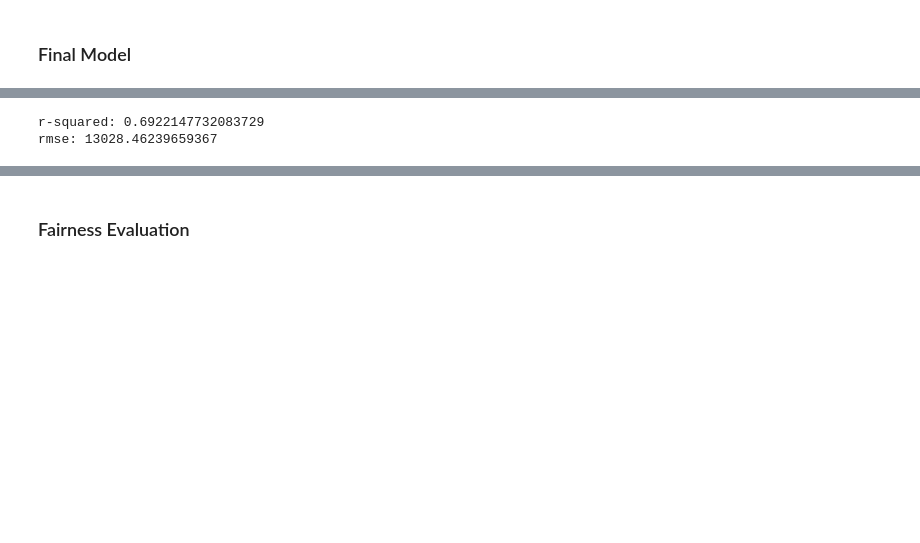
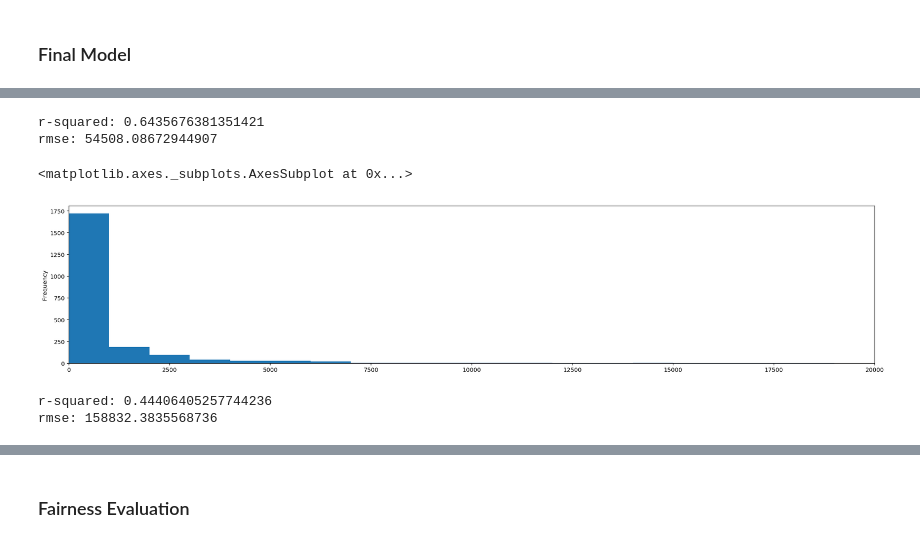
Before and after one commit to helenhc/Snapchat-Ads, a Jupyter notebook: ads.ipynb, the cells around one changed output, grey strips where cells are left out. Drawn from its saved outputs; the diff is of its cells as text; code cells hidden in the pictures; blank space fills up the shorter version.

```diff
--- a/ads.ipynb
+++ b/ads.ipynb
@@ -133,3 +137,14 @@ np.mean(out)
 # %% [markdown]
 ### Final Model
+# %%
+dates['StartDate'] = pd.to_datetime(dates['StartDate'])
+dates['EndDate'] = pd.to_datetime(dates['EndDate'], errors='coerce')
+# EndDate                         fill with "Present" or current time
+dates['EndDate'] = dates['EndDate'].fillna(datetime.utcnow())
+# Quantitative: Impressions, Spend, Duration
+# Nominal: CountryCode, Gender, MediaType
+# %%
+result = result[['Impressions', 'StartDate', 'EndDate', 'Spend','Gender', 'CountryCode']]
+X = result.drop(['Impressions'], axis=1)
+y = result.Impressions
 # %%
@@ -149,0 +178,4 @@ pl2 = Pipeline([('feats', ct), ('reg', RandomForestRegressor())])
+# %%
+#New feature: Duration
+result['Duration'] = abs(dates['EndDate'] - dates['StartDate'])
+result["Duration"] = round(result['Duration'].apply(lambda x: x.days * 24 + x.seconds // 3600))
@@ -150,4 +193,22 @@ pl2 = Pipeline([('feats', ct), ('reg', RandomForestRegressor())])
 # %%
+result = result[['Impressions', 'StartDate', 'EndDate', 'Duration', 'Spend','Gender', 'CountryCode']]
+types = X.dtypes
+catcols = types.loc[types == np.object].index
+numcols = types.loc[types != np.object].index
+
+cats = Pipeline([
+    ('imp', SimpleImputer(strategy='constant', fill_value='NULL')),
+    ('ohe', OneHotEncoder(handle_unknown='ignore', sparse=False)),
+    ('pca', PCA(svd_solver='full', n_components=0.99))
+])
+
+ct = ColumnTransformer([
+    ('catcols', cats, catcols),
+    ('numcols', SimpleImputer(strategy='constant', fill_value=0), numcols)
+])
+
+pl2 = Pipeline([('feats', ct), ('reg', RandomForestRegressor())])
+
 X_tr, X_ts, y_tr, y_ts = train_test_split(X, y, test_size=0.25)
 pl2.fit(X_tr, y_tr)
 rsquared = pl2.score(X_ts, y_ts)
@@ -155,7 +216,6 @@ print("r-squared: " + str(rsquared))
 preds = pl2.predict(X_ts)
 rmse = np.sqrt(np.mean(preds - y_ts)**2)
 print("rmse: " + str(rmse))
-# preds
 # %% [output]
-r-squared: 0.6922147732083729
-rmse: 13028.46239659367
+r-squared: 0.6435676381351421
+rmse: 54508.08672944907
@@ -169,0 +222,7 @@ for _ in range(100):
+# %%
+result["Spend"].plot(kind='hist', bins=85,figsize=(25,5), xlim=(0,20000))
+#We can tell that $1000 is where a majority of the ad spending is concentrated on- we decided to make the cutoff
+#for high and low spending to be at 1000.
+# %% [output]
+<matplotlib.axes._subplots.AxesSubplot at 0x...>
+[figure, added]
@@ -169,0 +232,29 @@ for _ in range(100):
+# %%
+result = result[['Impressions', 'StartDate', 'EndDate', 'spending_brackets', 'Spend','Gender', 'CountryCode']]
+types = X.dtypes
+catcols = types.loc[types == np.object].index
+numcols = types.loc[types != np.object].index
+
+cats = Pipeline([
+    ('imp', SimpleImputer(strategy='constant', fill_value='NULL')),
+    ('ohe', OneHotEncoder(handle_unknown='ignore', sparse=False)),
+    ('pca', PCA(svd_solver='full', n_components=0.99))
+])
+
+ct = ColumnTransformer([
+    ('catcols', cats, catcols),
+    ('numcols', SimpleImputer(strategy='constant', fill_value=0), numcols)
+])
+
+pl2 = Pipeline([('feats', ct), ('reg', RandomForestRegressor())])
+
+X_tr, X_ts, y_tr, y_ts = train_test_split(X, y, test_size=0.25)
+pl2.fit(X_tr, y_tr)
+rsquared = pl2.score(X_ts, y_ts)
+print("r-squared: " + str(rsquared))
+preds = pl2.predict(X_ts)
+rmse = np.sqrt(np.mean(preds - y_ts)**2)
+print("rmse: " + str(rmse))
+# %% [output]
+r-squared: 0.44406405257744236
+rmse: 158832.3835568736
```
Also changed, not shown: parts of 22 cells of this notebook.
